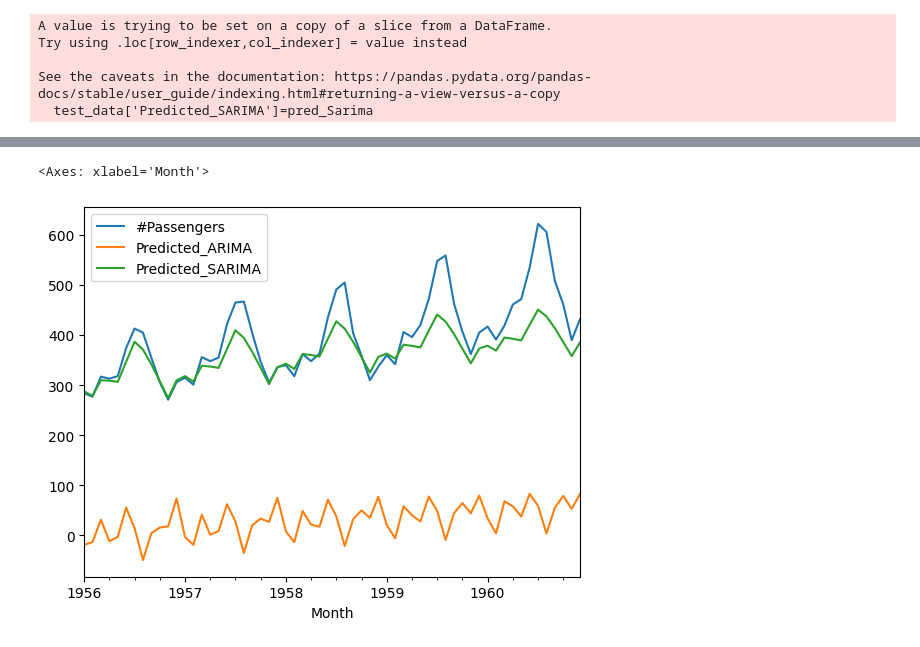
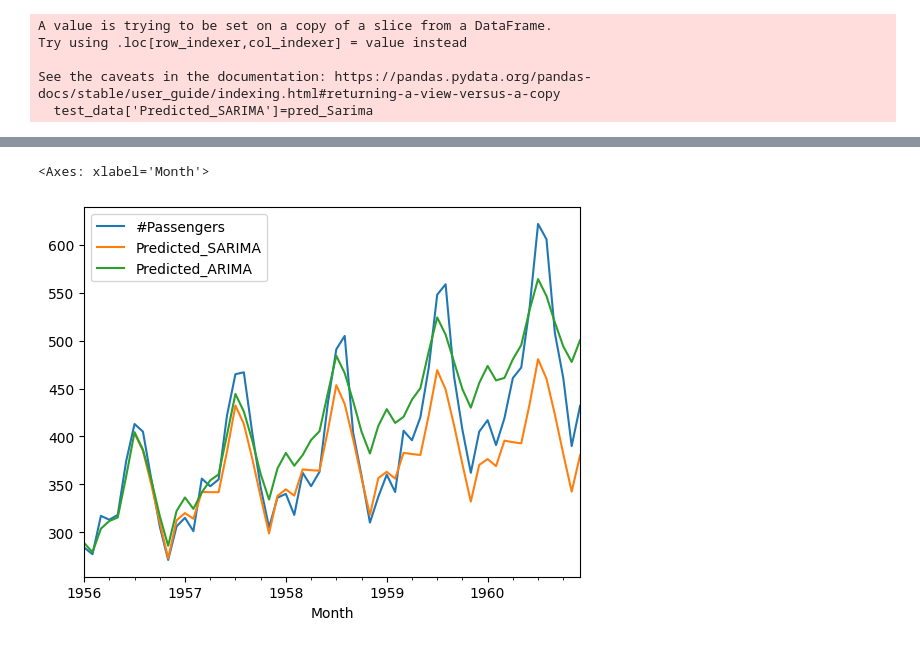
Before and after one commit to faizan-abbas-mir/TSD, a Jupyter notebook: ARIMA+SARIMA.ipynb, the cells around one changed output, grey strips where cells are left out. Saved outputs shown, nothing was run; the diff lists cells and outputs as text; code cells hidden in the pictures.

```diff
--- a/ARIMA+SARIMA.ipynb
+++ b/ARIMA+SARIMA.ipynb
@@ -201 +240,3 @@ model_arima_fit= model_arima.fit()
+# %%
+model_Arima_fit=model_ARIMA.fit()
 # %%
@@ -238,7 +302,6 @@ print(pred_start_date,pred_end_date)
 # %%
-
-pred=model_arima_fit.predict(start=pred_start_date,end=pred_end_date)
-residuals=test_data['passenger second difference']-pred
+pred=model_Arima_fit.predict(start=pred_start_date,end=pred_end_date)
+residuals=test_data['#Passengers'].dropna()-pred
 # %%
 pred
 # %% [output]
@@ -324,5 +372,5 @@ test_data
 # %%
 from statsmodels.tsa.statespace.sarimax import SARIMAX
 # %%
-model_SARIMA= SARIMAX(train_data['#Passengers'],order=(3,0,5),seasonal_order=(1,0,1,12))
+model_SARIMA=SARIMAX(train_data['#Passengers'],order=(3,0,5),seasonal_order=(0,1,0,12))
 # %%
@@ -369,6 +423,6 @@ test_data.tail()
 # %%
-pred_Sarima= model_SARIMA_fit.predict(start= pred_start_date, end= pred_end_date)
-residuals= test_data['passenger second difference']-pred_Sarima
+pred_Sarima=model_SARIMA_fit.predict(start=datetime(1956,6,6),end=datetime(1960,12,1))
+residuals=test_data['#Passengers']-pred_Sarima
 # %%
 model_SARIMA_fit.resid.plot()
 # %% [output]
@@ -411,5 +465,5 @@ test_data
 # %%
-test_data[['#Passengers','Predicted_ARIMA','Predicted_SARIMA']].plot()
+test_data[['#Passengers','Predicted_SARIMA','Predicted_ARIMA']].plot()
 # %% [output]
 <Axes: xlabel='Month'>
-[figure, old version]
+[figure, new version]
```
Also changed, not shown: parts of 28 cells of this notebook.
